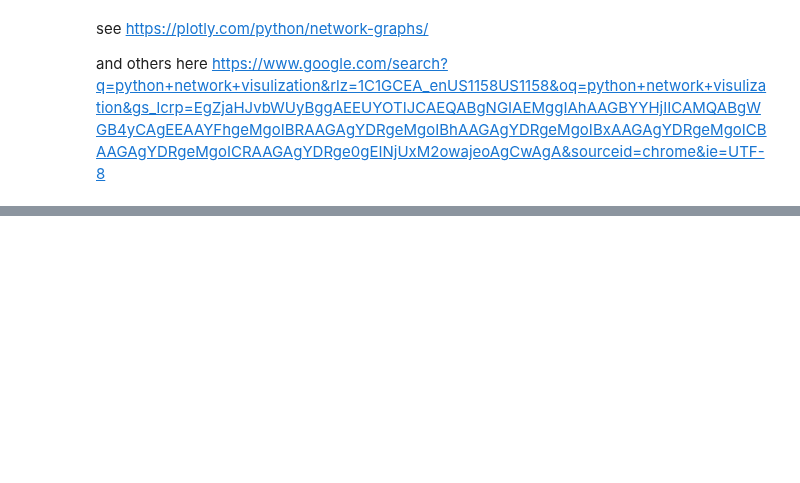
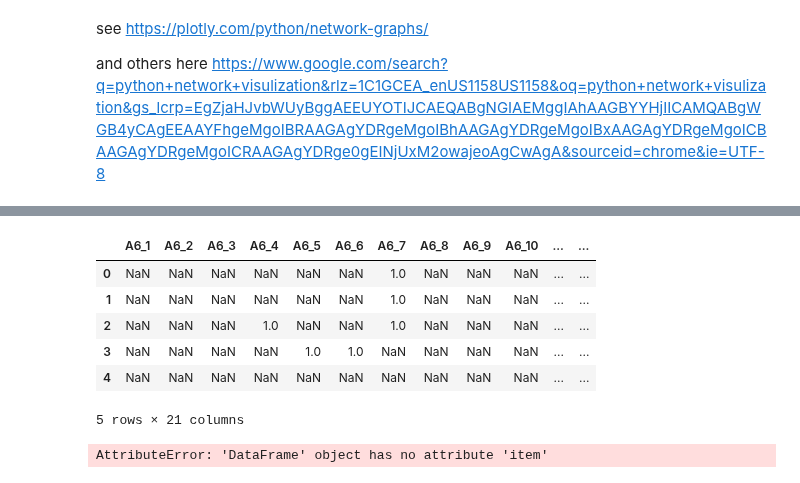
Before and after one commit to carlavilla/DataViz2025, a Jupyter notebook: co-occurence test.ipynb, the cells around one changed output, grey strips where cells are left out. Drawn from its saved outputs; the diff is of its cells as text; code cells hidden in the pictures; blank space fills up the shorter version.

```diff
--- a/co-occurence test.ipynb
+++ b/co-occurence test.ipynb
@@ -94,0 +180,3 @@ G
+# %%
+chna2.head()
+# %% [output]
@@ -94,0 +184,7 @@ G
+|  | A6_1 | A6_2 | A6_3 | A6_4 | A6_5 | A6_6 | A6_7 | A6_8 | A6_9 | A6_10 | ... | ... |
+| 0 | NaN | NaN | NaN | NaN | NaN | NaN | 1.0 | NaN | NaN | NaN | ... | ... |
+| 1 | NaN | NaN | NaN | NaN | NaN | NaN | 1.0 | NaN | NaN | NaN | ... | ... |
+| 2 | NaN | NaN | NaN | 1.0 | NaN | NaN | 1.0 | NaN | NaN | NaN | ... | ... |
+| 3 | NaN | NaN | NaN | NaN | 1.0 | 1.0 | NaN | NaN | NaN | NaN | ... | ... |
+| 4 | NaN | NaN | NaN | NaN | NaN | NaN | NaN | NaN | NaN | NaN | ... | ... |
+5 rows × 21 columns
@@ -94,0 +204,6 @@ G
+# %%
+for row in chna2:
+  if chna2.item()=='1.0':
+    print [column]
+# %% [output]
+AttributeError: 'DataFrame' object has no attribute 'item'
```
Also changed, not shown: parts of 11 cells of this notebook.
